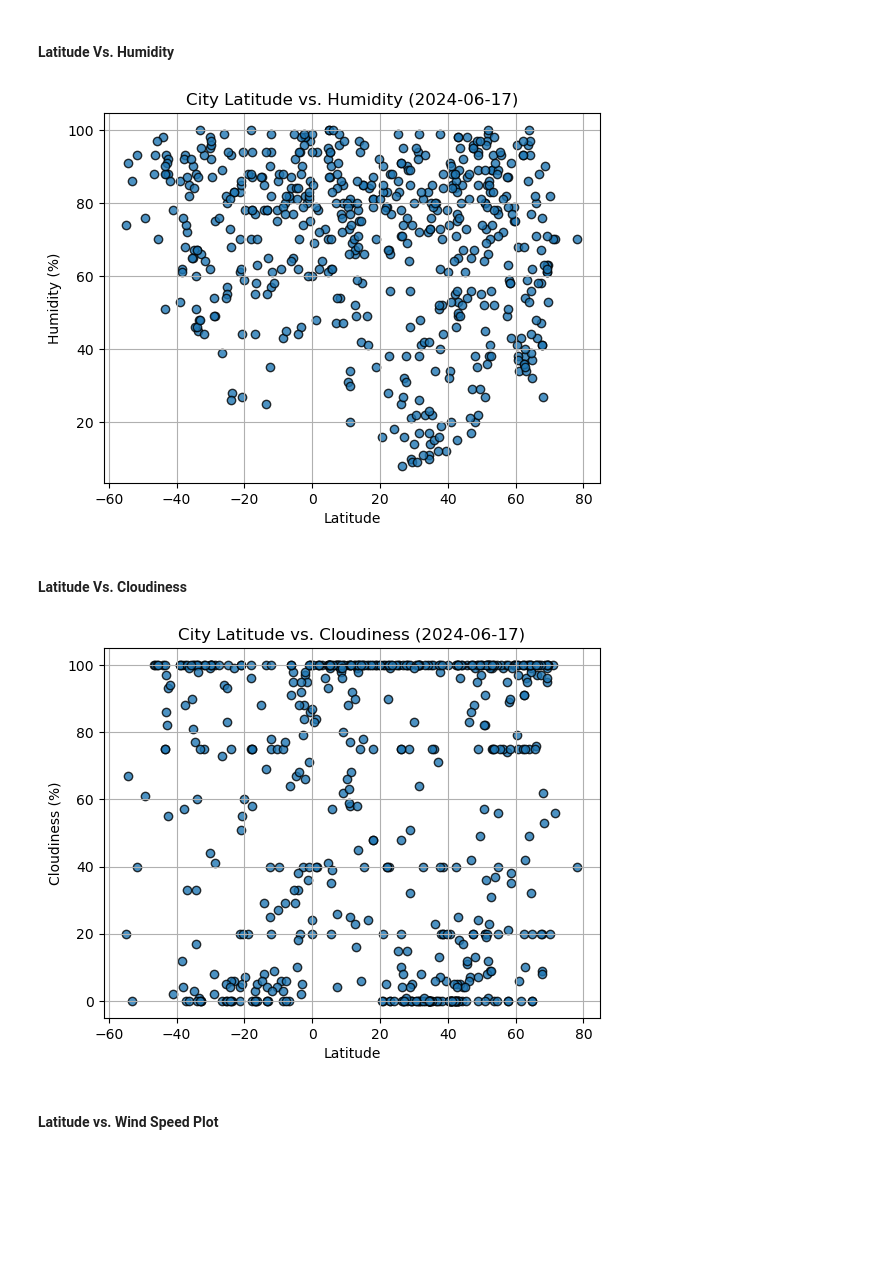
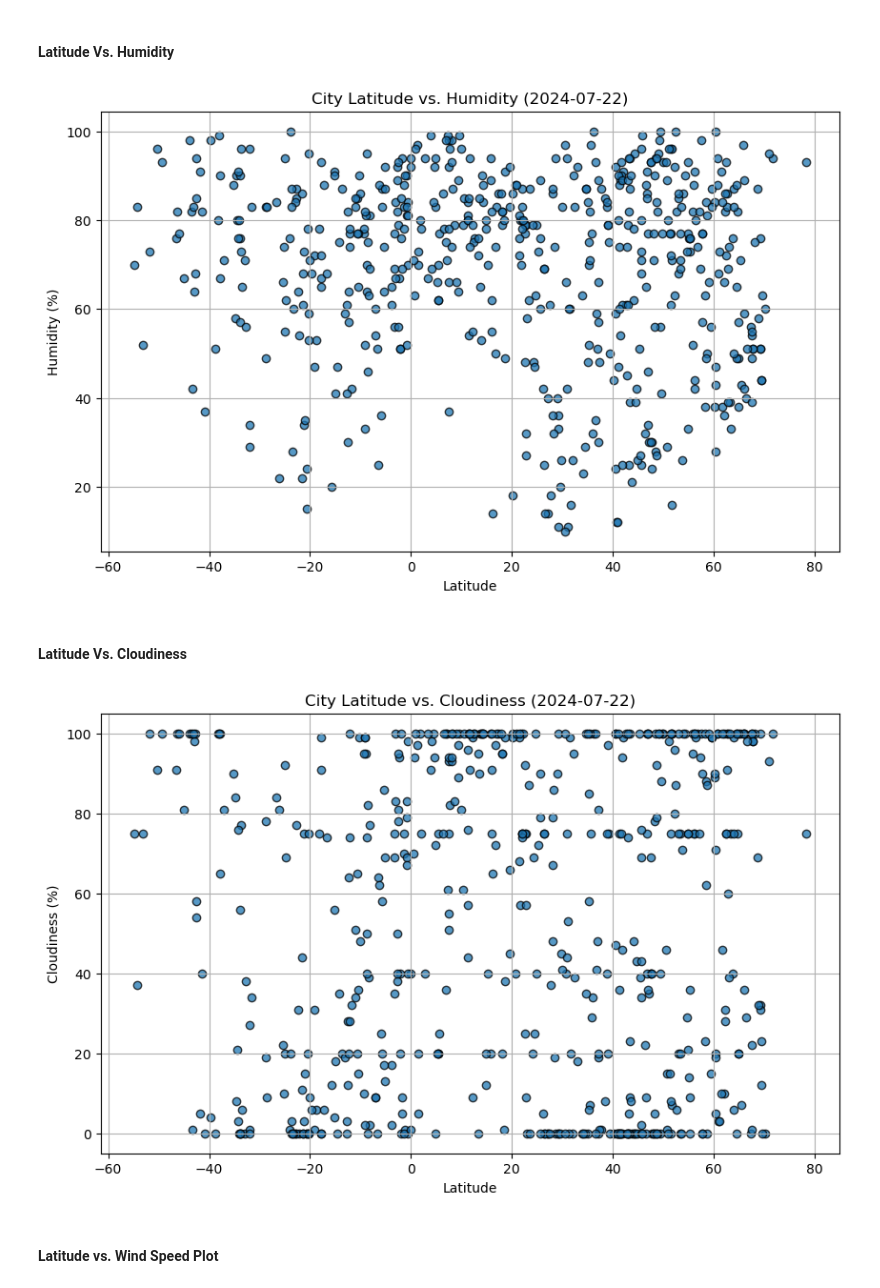
Before and after one commit to HarrietOrleans/python-api-challenge, a Jupyter notebook: WeatherPy/WeatherPy.ipynb, the cells around one changed output. Drawn from its saved outputs; the diff is of its cells as text; code cells hidden in the pictures; blank space fills up the shorter version.

```diff
--- a/WeatherPy/WeatherPy.ipynb
+++ b/WeatherPy/WeatherPy.ipynb
@@ -164,26 +207,34 @@ plt.show()
 #### Latitude Vs. Humidity
 # %%
 # Build the scatter plots for latitude vs. humidity
-# YOUR CODE HERE
+plt.figure(figsize=(10, 6))
+plt.scatter(city_data_df["Lat"], city_data_df["Humidity"], edgecolors="k", alpha=0.75, linewidths=1, marker="o")
 
 # Incorporate the other graph properties
-# YOUR CODE HERE
+plt.title("City Latitude vs. Humidity (2024-07-22)")
+plt.xlabel("Latitude")
+plt.ylabel("Humidity (%)")
+plt.grid(True)
 
 # Save the figure
 plt.savefig("output_data/Fig2.png")
 
 # Show plot
 plt.show()
 # %% [output]
-[figure, old version]
+[figure, new version]
 # %% [markdown]
 #### Latitude Vs. Cloudiness
 # %%
 # Build the scatter plots for latitude vs. cloudiness
-# YOUR CODE HERE
+plt.figure(figsize=(10, 6))
+plt.scatter(city_data_df["Lat"], city_data_df["Cloudiness"], edgecolors='k', alpha=0.75, linewidths=1, marker='o')
 
 # Incorporate the other graph properties
-# YOUR CODE HERE
+plt.title("City Latitude vs. Cloudiness (2024-07-22)")
+plt.xlabel("Latitude")
+plt.ylabel("Cloudiness (%)")
+plt.grid(True)
 
 # Save the figure
 plt.savefig("output_data/Fig3.png")
@@ -191,7 +242,7 @@ plt.savefig("output_data/Fig3.png")
 # Show plot
 plt.show()
 # %% [output]
-[figure, old version]
+[figure, new version]
 # %% [markdown]
 #### Latitude vs. Wind Speed Plot
 # %%
```
Also changed, not shown: parts of 35 cells of this notebook, 5 other files.
